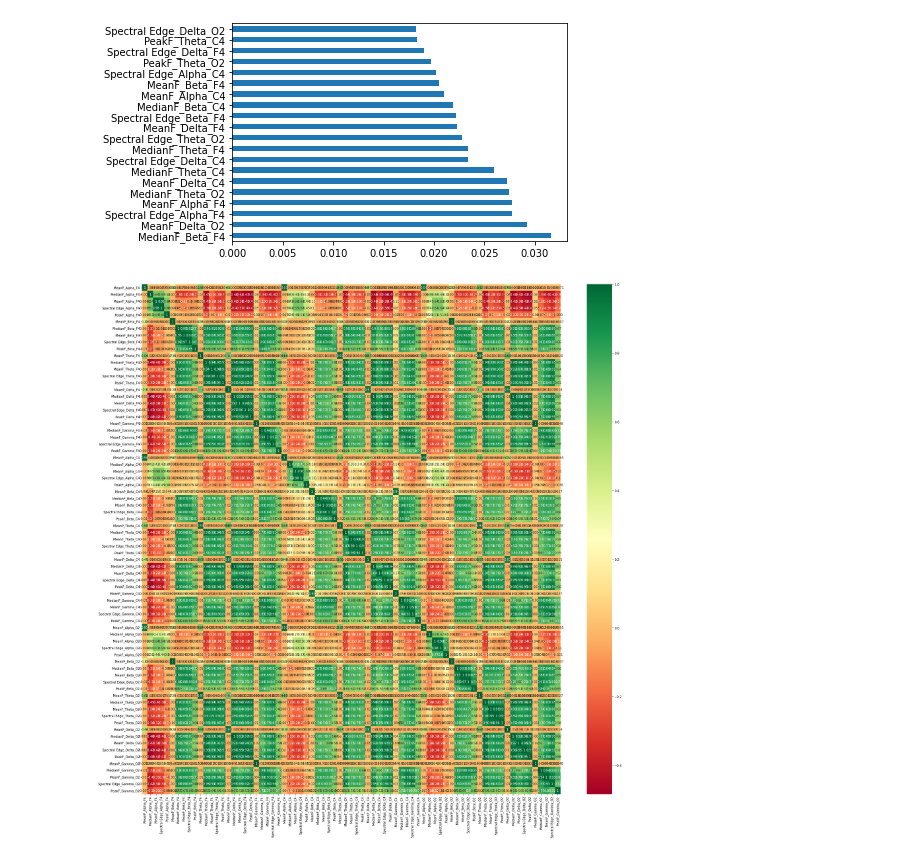
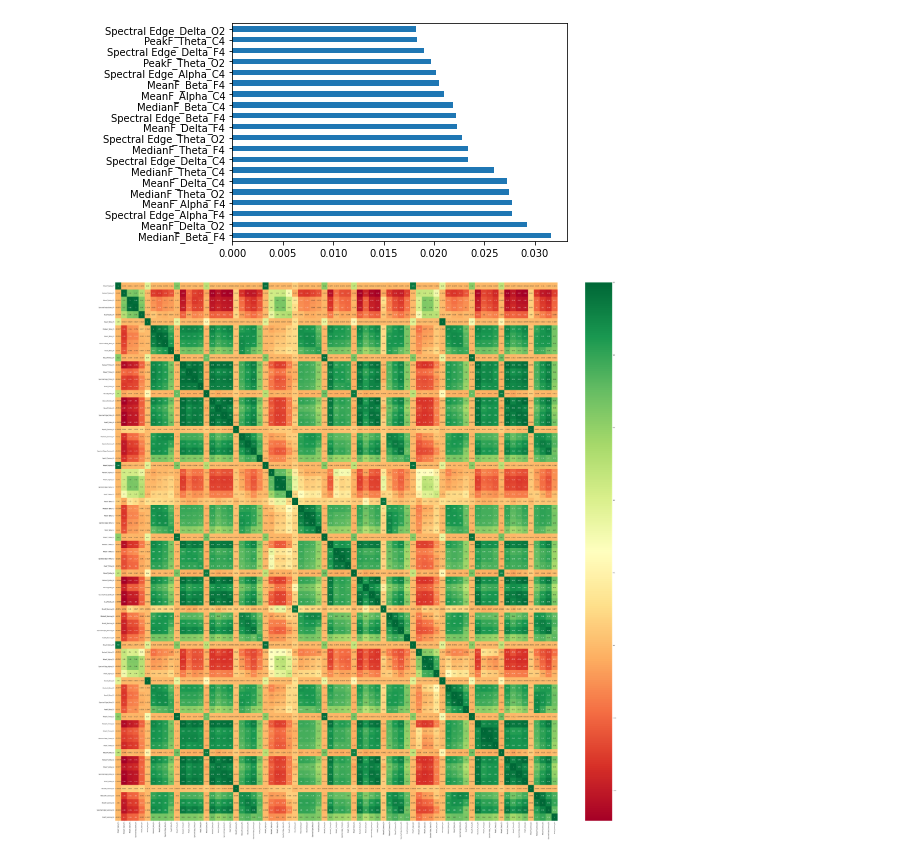
Before and after one commit to RafsanJany-44/Thesis_Project, a Jupyter notebook: Feature_Selection.ipynb, the cells around one changed output. Saved outputs shown, nothing was run; the diff lists cells and outputs as text; code cells hidden in the pictures.

```diff
--- a/Feature_Selection.ipynb
+++ b/Feature_Selection.ipynb
@@ -98,10 +98,10 @@ plt.show()
 # %%
 import seaborn as sns
 #get correlations of each features in dataset
 corrmat = data.corr()
 top_corr_features = corrmat.index
-plt.figure(figsize=(30,30))
+plt.figure(figsize=(76,76))
 #plot heat map
 g=sns.heatmap(data[top_corr_features].corr(),annot=True,cmap="RdYlGn")
 # %% [output]
-[figure, old version]
+[figure, new version]
```
